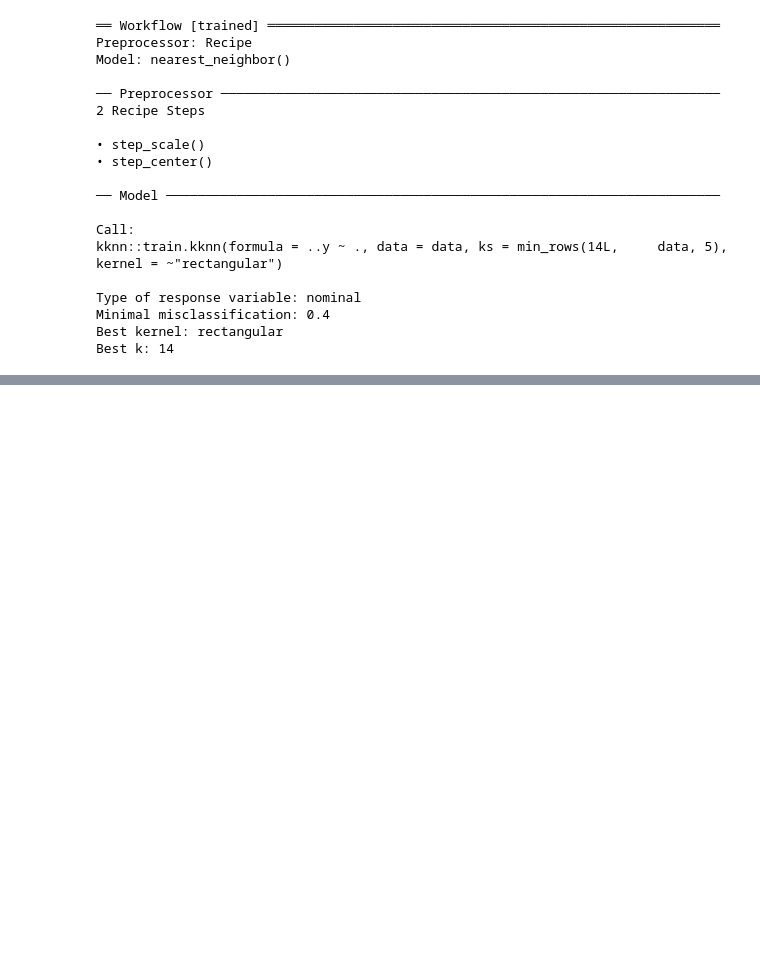
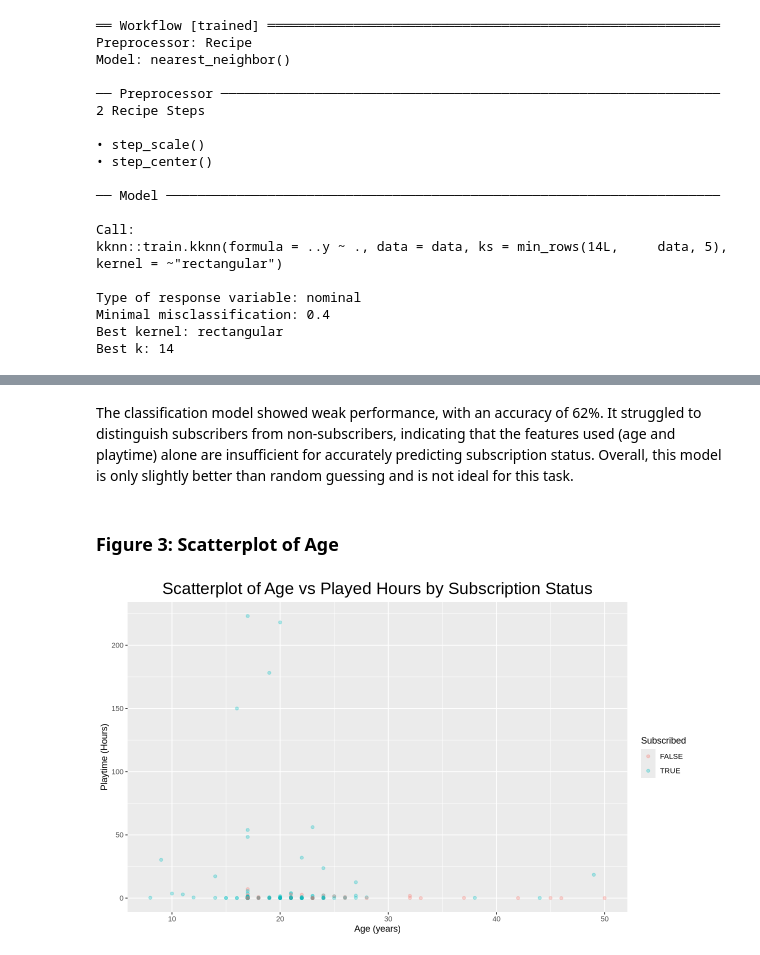
Before and after one commit to CL5858/DSCI100PROJECT, a Jupyter notebook: Project.ipynb, the cells around one changed output, grey strips where cells are left out. Saved outputs shown, nothing was run; the diff lists cells and outputs as text; code cells hidden in the pictures; blank space fills up the shorter version.

```diff
--- a/Project.ipynb
+++ b/Project.ipynb
@@ -206,0 +235,17 @@ Best k: 14
+# %% [markdown]
+The classification model showed weak performance, with an accuracy of 62%. It struggled to distinguish subscribers from non-subscribers, indicating that the features used (age and playtime) alone are insufficient for accurately predicting subscription status. Overall, this model is only slightly better than random guessing and is not ideal for this task.
+# %% [markdown]
+### Figure 3: Scatterplot of Age
+# %%
+age_playtime_plot<- ggplot(clean_players, aes(x = Age, y = played_hours, color = subscribe)) +
+  geom_point(alpha = 0.3) +
+  labs(
+    title = "Scatterplot of Age vs Played Hours by Subscription Status",
+    x = "Age (years)",
+    y = "Playtime (Hours)",
+    color = "Subscribed"
+  )+
+    theme(plot.title = element_text(size=20, hjust = 0.5))
+age_playtime_plot
+# %% [output]
+[figure, added]
```
Also changed, not shown: parts of 5 cells of this notebook.
